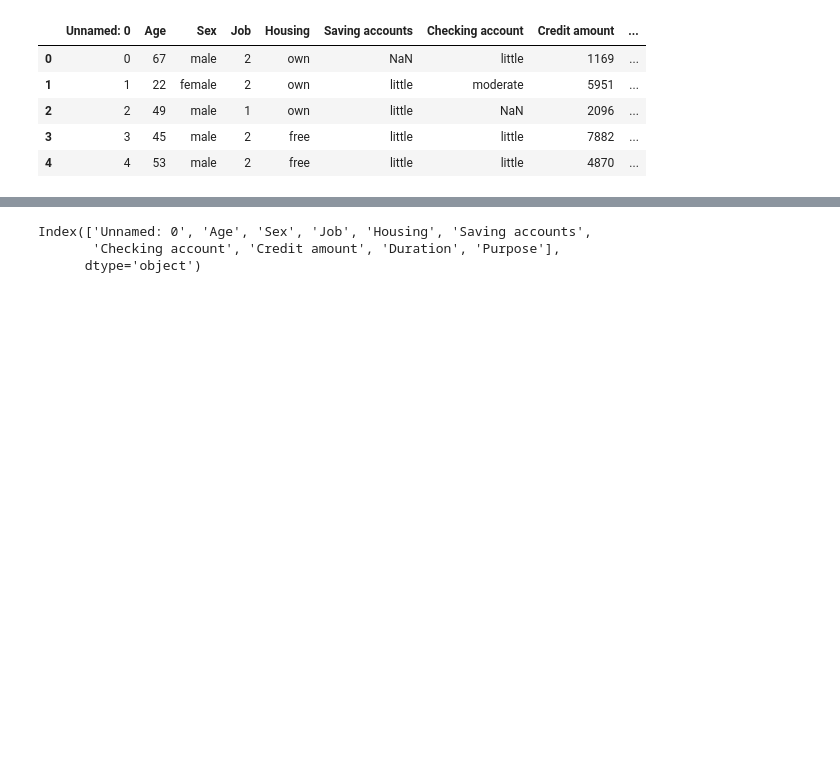
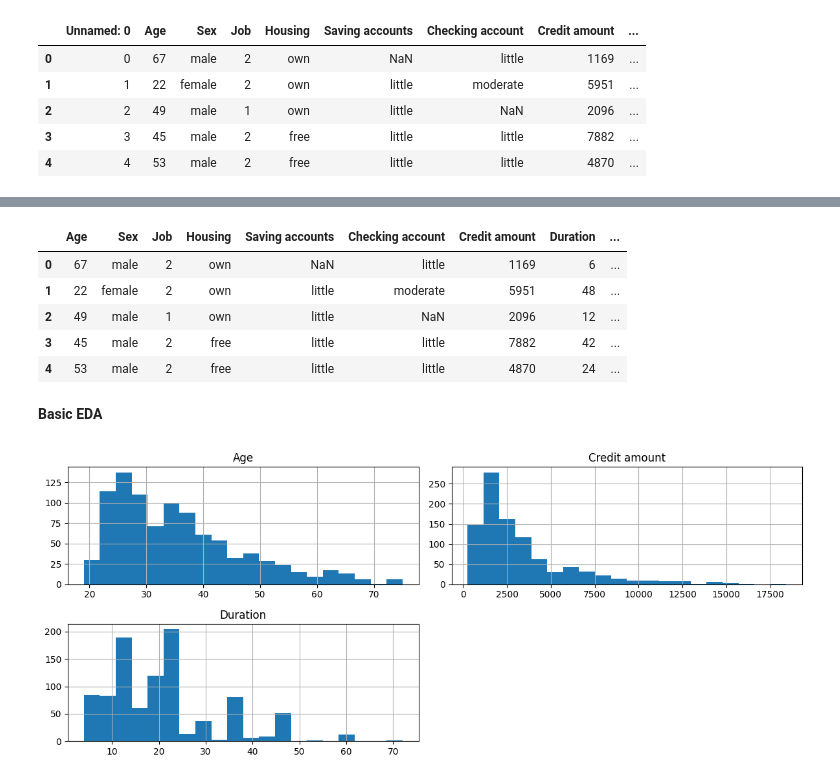
Before and after one commit to starfgrhtjyjyku/financial-risk-assessment, a Jupyter notebook: Financial_Risk_Assessment.ipynb, the cells around one changed output, grey strips where cells are left out. Saved outputs shown, nothing was run; the diff lists cells and outputs as text; code cells hidden in the pictures; blank space fills up the shorter version.

```diff
--- a/Financial_Risk_Assessment.ipynb
+++ b/Financial_Risk_Assessment.ipynb
@@ -115,6 +193,23 @@ missing
+# %%
+df['Unnamed: 0'].head()
+#Unnamed:0 is simply an index, contains no predictive information. Thus, dropping it
+
+df = df.drop('Unnamed: 0', axis=1)
 # %%
-df.columns
+df.head()
 # %% [output]
-Index(['Unnamed: 0', 'Age', 'Sex', 'Job', 'Housing', 'Saving accounts',
-       'Checking account', 'Credit amount', 'Duration', 'Purpose'],
-      dtype='object')
+|  | Age | Sex | Job | Housing | Saving accounts | Checking account | Credit amount | Duration | ... |
+| 0 | 67 | male | 2 | own | NaN | little | 1169 | 6 | ... |
+| 1 | 22 | female | 2 | own | little | moderate | 5951 | 48 | ... |
+| 2 | 49 | male | 1 | own | little | NaN | 2096 | 12 | ... |
+| 3 | 45 | male | 2 | free | little | little | 7882 | 42 | ... |
+| 4 | 53 | male | 2 | free | little | little | 4870 | 24 | ... |
+# %% [markdown]
+**Basic EDA**
+# %%
+num_cols = ['Age','Credit amount','Duration']
+df[num_cols].hist(figsize=(12,5),bins= 20)
+plt.tight_layout()
+plt.show()
+# %% [output]
+[figure, added]
```
Also changed, not shown: parts of 20 cells of this notebook.
